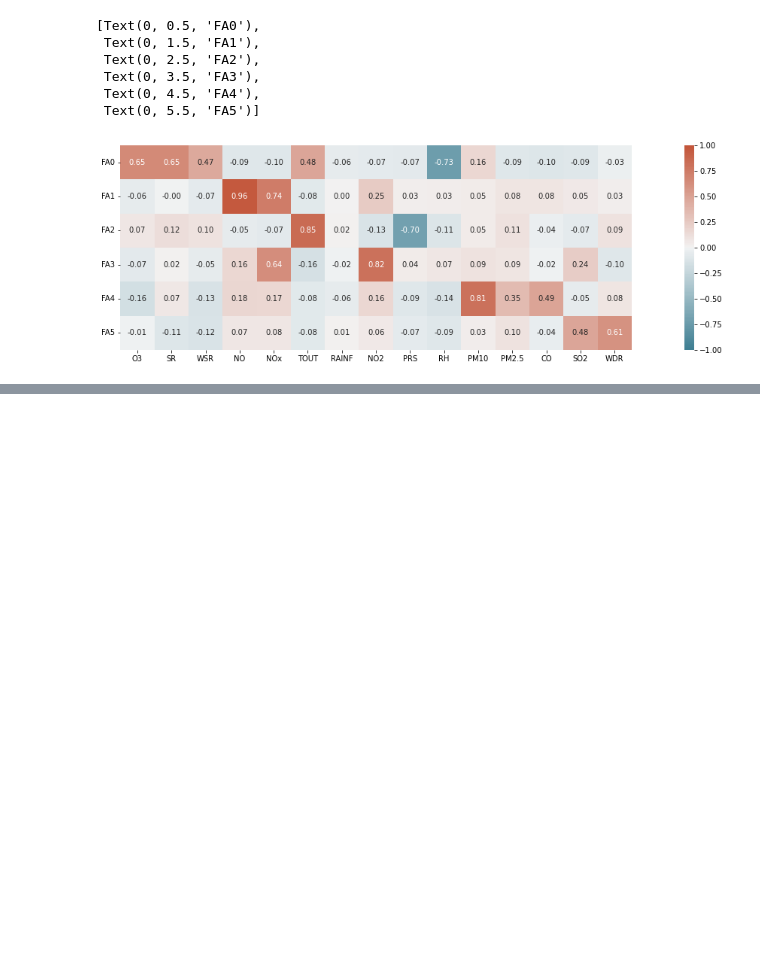
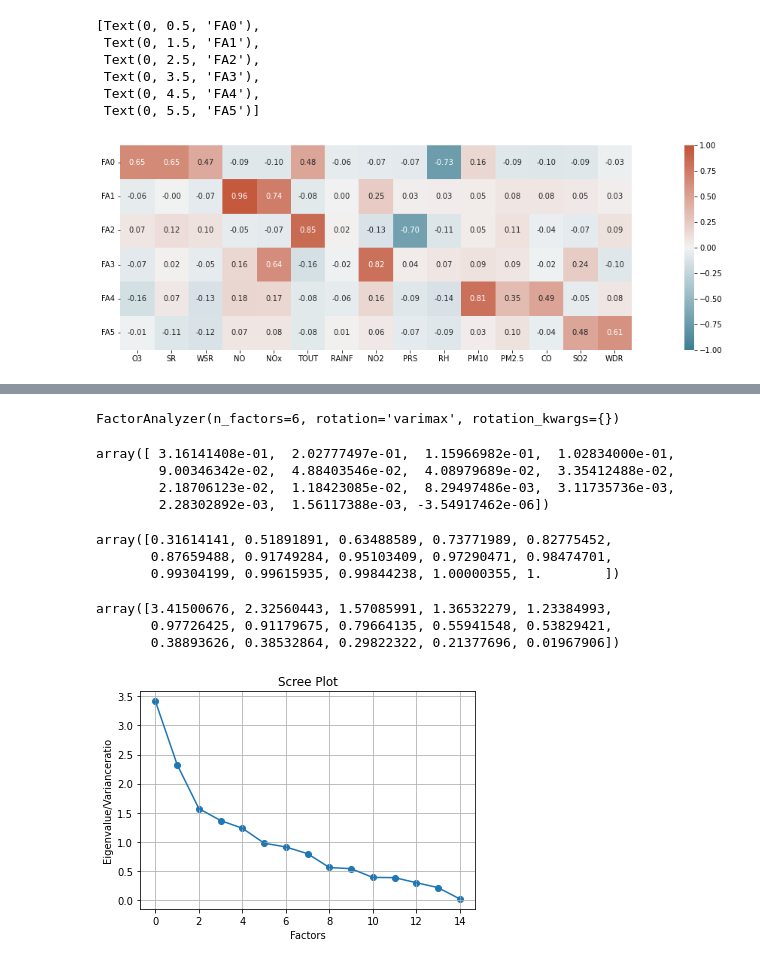
Before and after one commit to DiegoElian02/CienciadeDatosMultivariado, a Jupyter notebook: Analisis.ipynb, the cells around one changed output, grey strips where cells are left out. Drawn from its saved outputs; the diff is of its cells as text; code cells hidden in the pictures; blank space fills up the shorter version.

```diff
--- a/Analisis.ipynb
+++ b/Analisis.ipynb
@@ -536,0 +539,6 @@ factor_df.to_csv('PruebasRNN\datosFactores.csv')
+# %%
+from factor_analyzer.factor_analyzer import calculate_kmo
+day_var_df = day_df
+day_var_df
+# kmo_all,kmo_model=calculate_kmo(day_var_df)
+# kmo_model
@@ -536,0 +560,40 @@ factor_df.to_csv('PruebasRNN\datosFactores.csv')
+# %%
+from sklearn.datasets import load_iris
+from factor_analyzer.factor_analyzer import FactorAnalyzer
+
+# Create factor analysis object and perform factor analysis
+fa = FactorAnalyzer(rotation="varimax", n_factors=6)
+fa.fit(day_var_df)
+# %% [output]
+FactorAnalyzer(n_factors=6, rotation='varimax', rotation_kwargs={})
+# %%
+ev, v = fa.get_eigenvalues()
+v/v.sum()
+# %% [output]
+array([ 3.16141408e-01,  2.02777497e-01,  1.15966982e-01,  1.02834000e-01,
+        9.00346342e-02,  4.88403546e-02,  4.08979689e-02,  3.35412488e-02,
+        2.18706123e-02,  1.18423085e-02,  8.29497486e-03,  3.11735736e-03,
+        2.28302892e-03,  1.56117388e-03, -3.54917462e-06])
+# %%
+(v/v.sum()).cumsum()
+# %% [output]
+array([0.31614141, 0.51891891, 0.63488589, 0.73771989, 0.82775452,
+       0.87659488, 0.91749284, 0.95103409, 0.97290471, 0.98474701,
+       0.99304199, 0.99615935, 0.99844238, 1.00000355, 1.        ])
+# %%
+ev
+# %% [output]
+array([3.41500676, 2.32560443, 1.57085991, 1.36532279, 1.23384993,
+       0.97726425, 0.91179675, 0.79664135, 0.55941548, 0.53829421,
+       0.38893626, 0.38532864, 0.29822322, 0.21377696, 0.01967906])
+# %%
+# create scree plot using matplotlib
+plt.scatter (range(0, 15), ev)
+plt.plot(range(0,15),ev)
+plt.title( 'Scree Plot')
+plt.xlabel('Factors')
+plt.ylabel('Eigenvalue/Varianceratio')
+plt.grid()
+plt. show()
+# %% [output]
+[figure, added]
```
Also changed, not shown: parts of 7 cells of this notebook, 2 other files.
